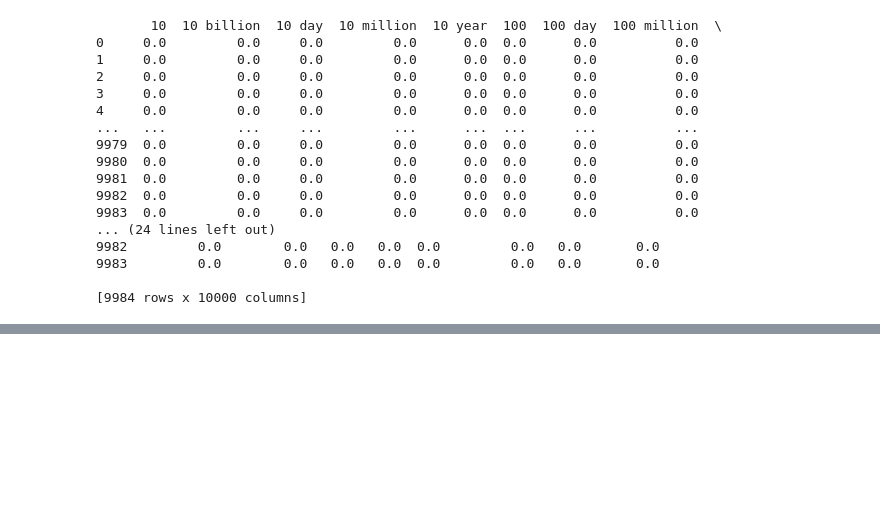
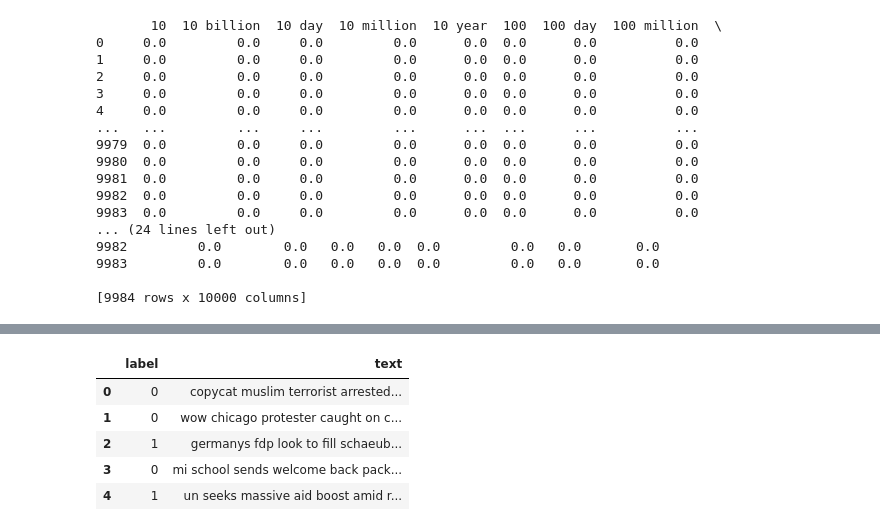
Before and after one commit to SvenDjokic/nlp-project-3, a Jupyter notebook: main.ipynb, the cells around one changed output, grey strips where cells are left out. Saved outputs shown, nothing was run; the diff lists cells and outputs as text; code cells hidden in the pictures; blank space fills up the shorter version.

```diff
--- a/main.ipynb
+++ b/main.ipynb
@@ -356,0 +381,10 @@ y_pred_lr_testing = log_reg.predict(X_testing)
+# %%
+testing_data = testing_data[['label', 'text']]
+testing_data.head()
+# %% [output]
+|  | label | text |
+| 0 | 0 | copycat muslim terrorist arrested... |
+| 1 | 0 | wow chicago protester caught on c... |
+| 2 | 1 | germanys fdp look to fill schaeub... |
+| 3 | 0 | mi school sends welcome back pack... |
+| 4 | 1 | un seeks massive aid boost amid r... |
```
Also changed, not shown: parts of 7 cells of this notebook.
